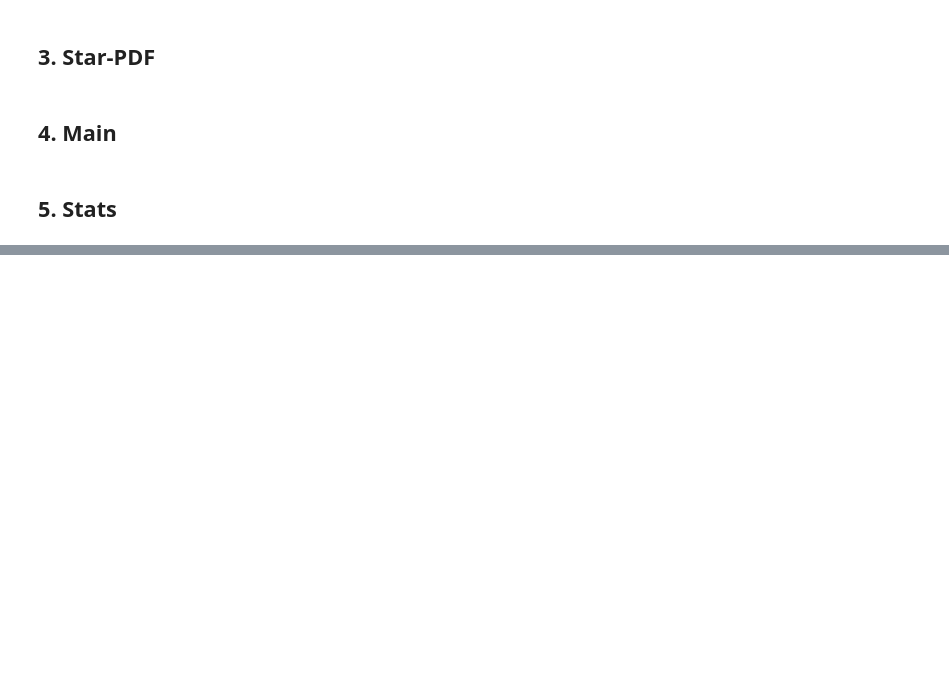
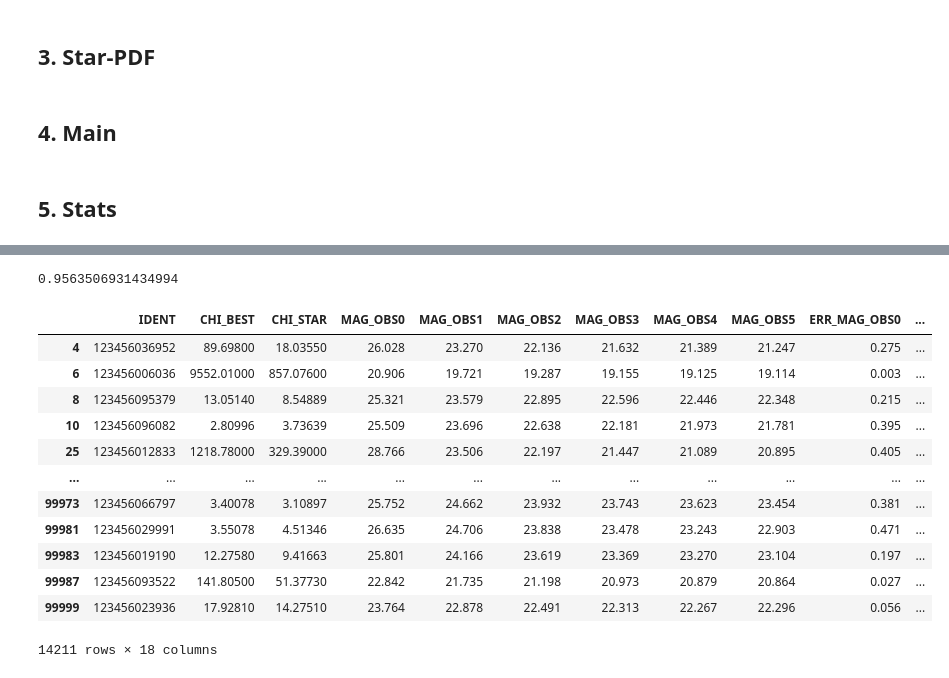
Before and after one commit to lephare-photoz/lephare, a Jupyter notebook: stargal/notebooks/SPLIT_dev.ipynb, the cells around one changed output, grey strips where cells are left out. Saved outputs shown, nothing was run; the diff lists cells and outputs as text; code cells hidden in the pictures; blank space fills up the shorter version.

```diff
--- a/stargal/notebooks/SPLIT_dev.ipynb
+++ b/stargal/notebooks/SPLIT_dev.ipynb
@@ -147,3 +140,25 @@ plt.show()
+# %%
+n_s = len(df_plot[(df_plot["P_STAR_BIC"]>0.95) & (df_plot["IS_STAR"]==1)])
+n_g = len(df_plot[(df_plot["P_STAR_BIC"]>0.95) & (df_plot["IS_STAR"]==0)])
+n_s/(n_s+n_g)
+# %% [output]
+0.9563506931434994
+# %%
+df_plot[df_plot["IS_STAR"]==1]
+# %% [output]
+|  | IDENT | CHI_BEST | CHI_STAR | MAG_OBS0 | MAG_OBS1 | MAG_OBS2 | MAG_OBS3 | MAG_OBS4 | MAG_OBS5 | ERR_MAG_OBS0 | ... |
+| 4 | 123456036952 | 89.69800 | 18.03550 | 26.028 | 23.270 | 22.136 | 21.632 | 21.389 | 21.247 | 0.275 | ... |
+| 6 | 123456006036 | 9552.01000 | 857.07600 | 20.906 | 19.721 | 19.287 | 19.155 | 19.125 | 19.114 | 0.003 | ... |
+| 8 | 123456095379 | 13.05140 | 8.54889 | 25.321 | 23.579 | 22.895 | 22.596 | 22.446 | 22.348 | 0.215 | ... |
+| 10 | 123456096082 | 2.80996 | 3.73639 | 25.509 | 23.696 | 22.638 | 22.181 | 21.973 | 21.781 | 0.395 | ... |
+| 25 | 123456012833 | 1218.78000 | 329.39000 | 28.766 | 23.506 | 22.197 | 21.447 | 21.089 | 20.895 | 0.405 | ... |
+| ... | ... | ... | ... | ... | ... | ... | ... | ... | ... | ... | ... |
+| 99973 | 123456066797 | 3.40078 | 3.10897 | 25.752 | 24.662 | 23.932 | 23.743 | 23.623 | 23.454 | 0.381 | ... |
+| 99981 | 123456029991 | 3.55078 | 4.51346 | 26.635 | 24.706 | 23.838 | 23.478 | 23.243 | 22.903 | 0.471 | ... |
+| 99983 | 123456019190 | 12.27580 | 9.41663 | 25.801 | 24.166 | 23.619 | 23.369 | 23.270 | 23.104 | 0.197 | ... |
+| 99987 | 123456093522 | 141.80500 | 51.37730 | 22.842 | 21.735 | 21.198 | 20.973 | 20.879 | 20.864 | 0.027 | ... |
+| 99999 | 123456023936 | 17.92810 | 14.27510 | 23.764 | 22.878 | 22.491 | 22.313 | 22.267 | 22.296 | 0.056 | ... |
+14211 rows × 18 columns
 # %%
 from sklearn.metrics import roc_curve, auc, precision_recall_curve
 
```
Also changed, not shown: parts of 7 cells of this notebook.
